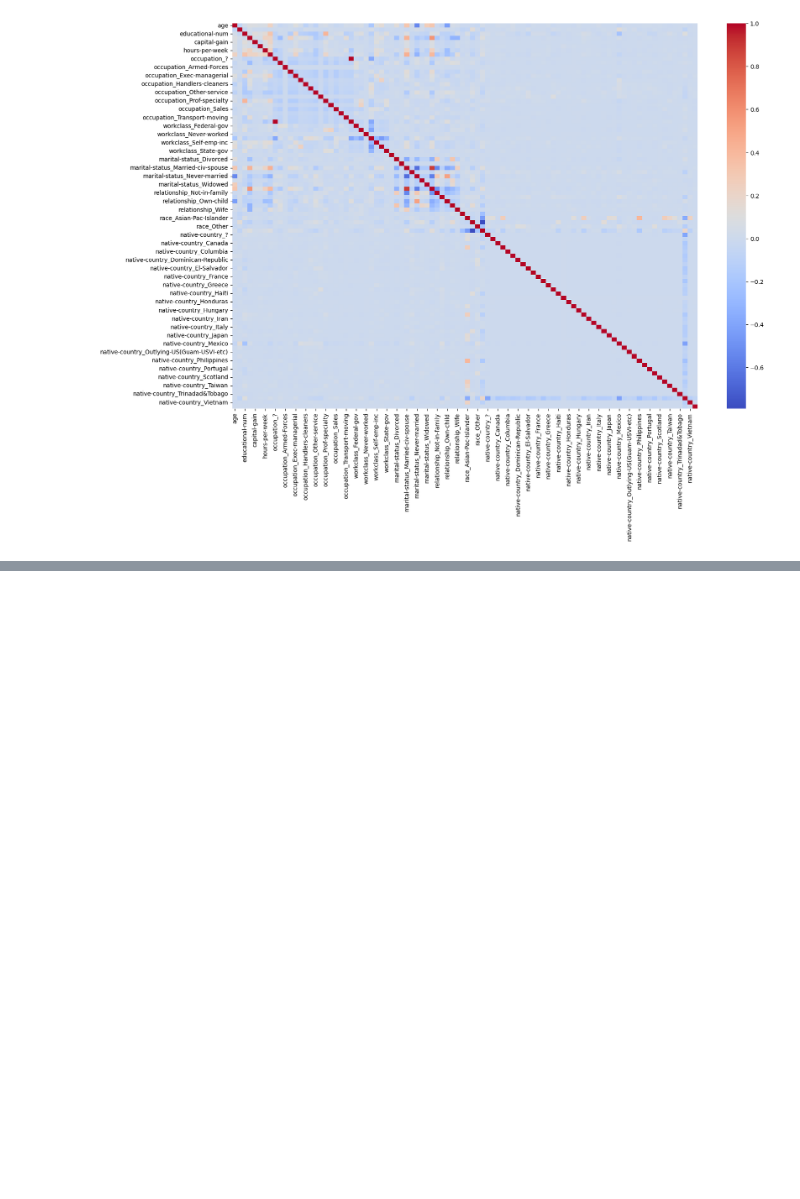
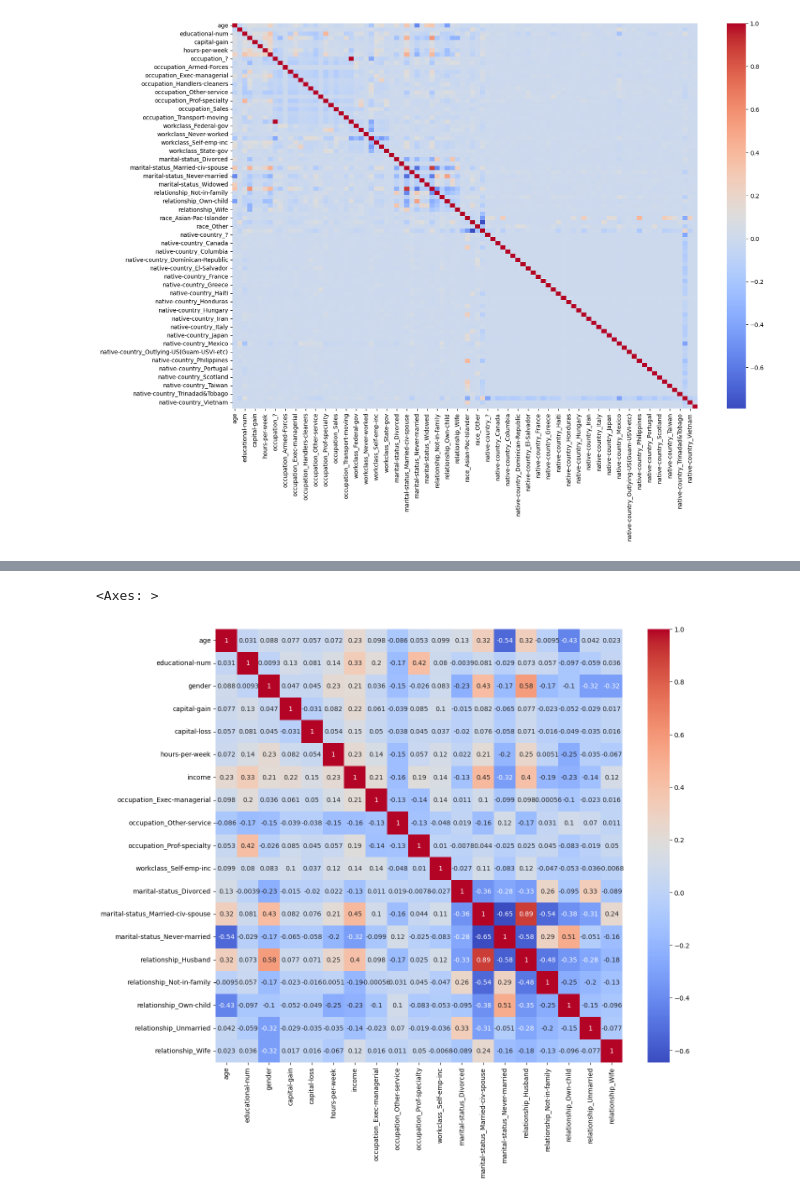
Before and after one commit to BarraHarrison/Income-Prediction, a Jupyter notebook: income_prediction.ipynb, the cells around one changed output, grey strips where cells are left out. Drawn from its saved outputs; the diff is of its cells as text; code cells hidden in the pictures; blank space fills up the shorter version.

Commit message:
Marital-Status has a high correlation with income

```diff
--- a/income_prediction.ipynb
+++ b/income_prediction.ipynb
@@ -108,3 +108,9 @@ sns.heatmap(data_frame.corr(), annot=False, cmap="coolwarm")
 # %% [output]
 <Axes: >
 [figure]
+# %%
+correlations = data_frame.corr()["income"].abs()
+sorted_correlations = correlations.sort_values()
+num_cols_to_drop = int(0.8 * len(data_frame.columns))
+cols_to_drop = sorted_correlations.iloc[:num_cols_to_drop].index
+data_frame_dropped = data_frame.drop(cols_to_drop, axis=1)
@@ -110,0 +133,6 @@ sns.heatmap(data_frame.corr(), annot=False, cmap="coolwarm")
+# %%
+plt.figure(figsize=(14, 12))
+sns.heatmap(data_frame_dropped.corr(), annot=True, cmap="coolwarm")
+# %% [output]
+<Axes: >
+[figure, added]
```
Also changed, not shown: parts of 1 cell of this notebook.
